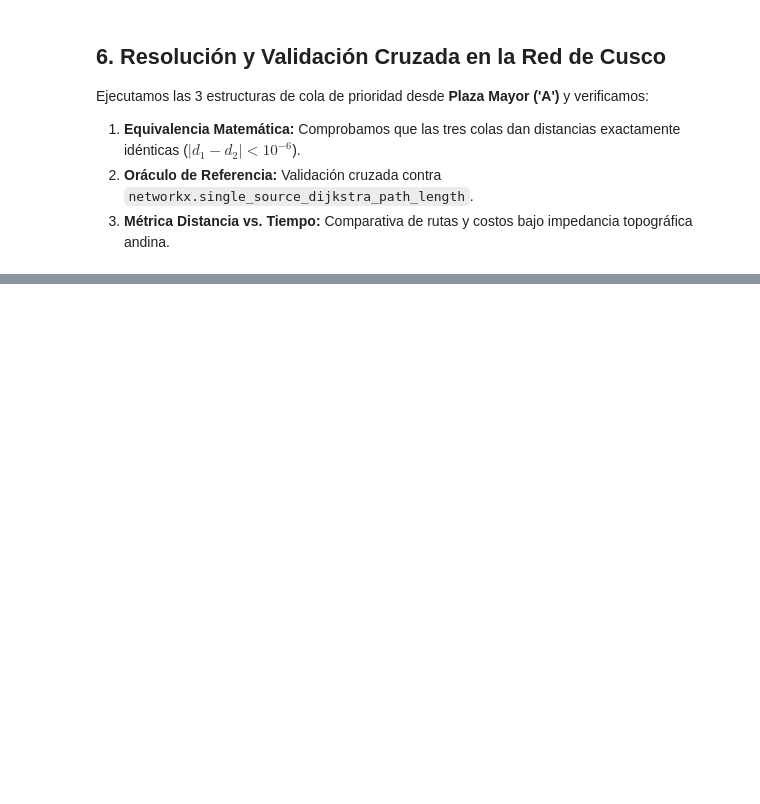
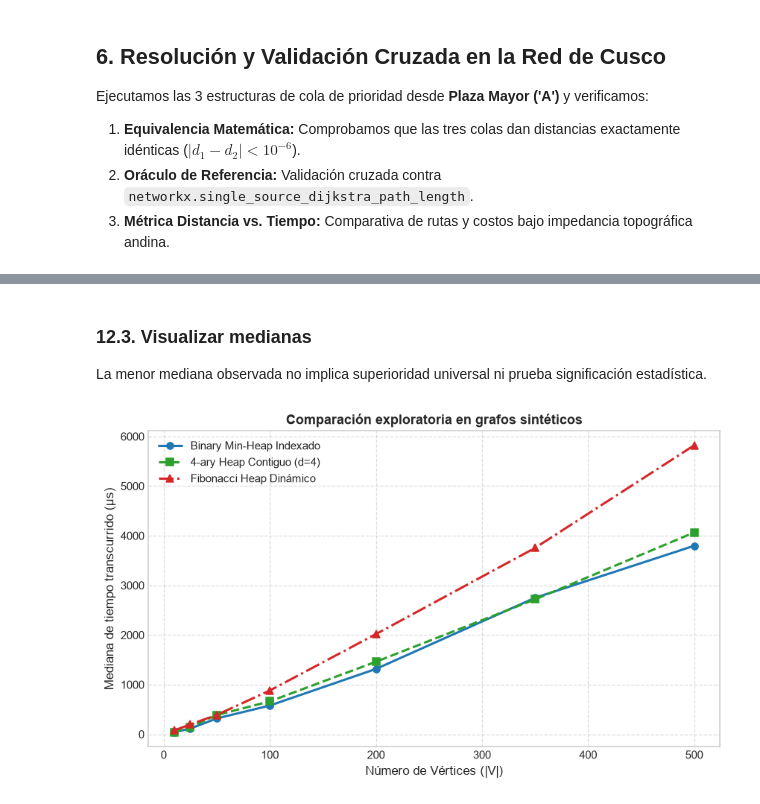
Before and after one commit to frankich99/PROYECTO_Algoritmos-Avanzados-UNSAAC, a Jupyter notebook: python/colab/rutas_minimas_cusco.ipynb, the cells around one changed output, grey strips where cells are left out. Cells and saved outputs as stored; diff of their text form; code cells hidden in the pictures; blank space fills up the shorter version.

```diff
--- a/python/colab/rutas_minimas_cusco.ipynb
+++ b/python/colab/rutas_minimas_cusco.ipynb
@@ -1029,0 +1211,32 @@ plt.show()
+# %%
+# Evaluación experimental
+scales = [10, 25, 50, 100, 200, 350, 500]
+queues = ["binary_heap", "4ary_heap", "fibonacci_heap"]
+benchmark_data = {q: [] for q in queues}
+benchmark_samples = {q: {} for q in queues}
+
+print("Ejecutando protocolo de escalabilidad experimental...")
+for n in scales:
+    s_nodes, s_adj = generate_synthetic_road_network(n, avg_degree=3.5, seed=100 + n)
+    src = s_nodes[0]
+    validate_graph(s_nodes, s_adj, src)
+    reference = nx.single_source_dijkstra_path_length(
+        nx.DiGraph((u, v, {'weight': w}) for u, edges in s_adj.items() for v, w in edges), src)
+    order = list(queues)
+    random.Random(100 + n).shuffle(order)
+    for q in order:
+        checked = dijkstra_solver(s_nodes, s_adj, src, queue_type=q, validate=False)
+        assert all(math.isclose(checked['distances'][v], reference[v], abs_tol=1e-6)
+                   for v in s_nodes)
+        # Calentamiento (warmup)
+        for _ in range(3):
+            dijkstra_solver(s_nodes, s_adj, src, queue_type=q, validate=False)
+        times = []
+        for _ in range(15):
+            t0 = time.perf_counter_ns()
+            dijkstra_solver(s_nodes, s_adj, src, queue_type=q, validate=False)
+            times.append((time.perf_counter_ns() - t0) / 1_000.0)
+        benchmark_samples[q][n] = times
+        benchmark_data[q].append(statistics.median(times))
+    winner = min(queues, key=lambda q: benchmark_data[q][-1])
+    print(f"  |V|={n:3d}: Binary={benchmark_data['binary_heap'][-1]:7.1f}µs | 4-ary={benchmark_data['4ary_heap'][-1]:7.1f}µs | Fib={benchmark_data['fibonacci_heap'][-1]:7.1f}µs; menor mediana: {winner}")
@@ -1029,0 +1252,17 @@ plt.show()
+# %% [markdown]
+### 12.3. Visualizar medianas
+La menor mediana observada no implica superioridad universal ni prueba significación estadística.
+# %%
+# Gráfico de escalabilidad
+plt.figure(figsize=(9, 5))
+plt.plot(scales, benchmark_data["binary_heap"], 'o-', label='Binary Min-Heap Indexado', color='#1f77b4', linewidth=2)
+plt.plot(scales, benchmark_data["4ary_heap"], 's--', label='4-ary Heap Contiguo (d=4)', color='#2ca02c', linewidth=2)
+plt.plot(scales, benchmark_data["fibonacci_heap"], '^-.', label='Fibonacci Heap Dinámico', color='#d62728', linewidth=2)
+plt.xlabel("Número de Vértices (|V|)", fontsize=11)
+plt.ylabel("Mediana de tiempo transcurrido (µs)", fontsize=11)
+plt.title("Comparación exploratoria en grafos sintéticos", fontsize=12, fontweight='bold')
+plt.legend()
+plt.grid(True, linestyle='--', alpha=0.7)
+plt.show()
+# %% [output]
+[figure, added]
```
Also changed, not shown: parts of 67 cells of this notebook, 45 other files.
